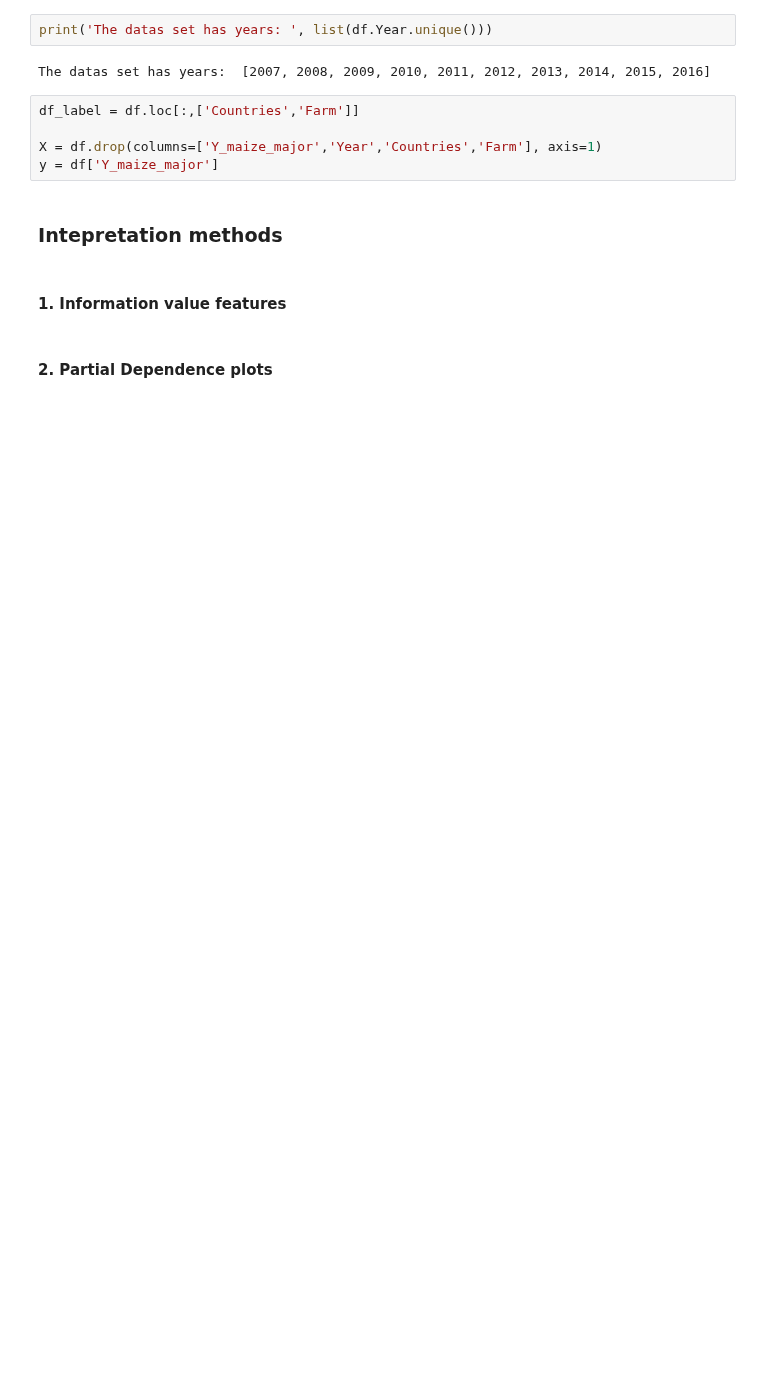
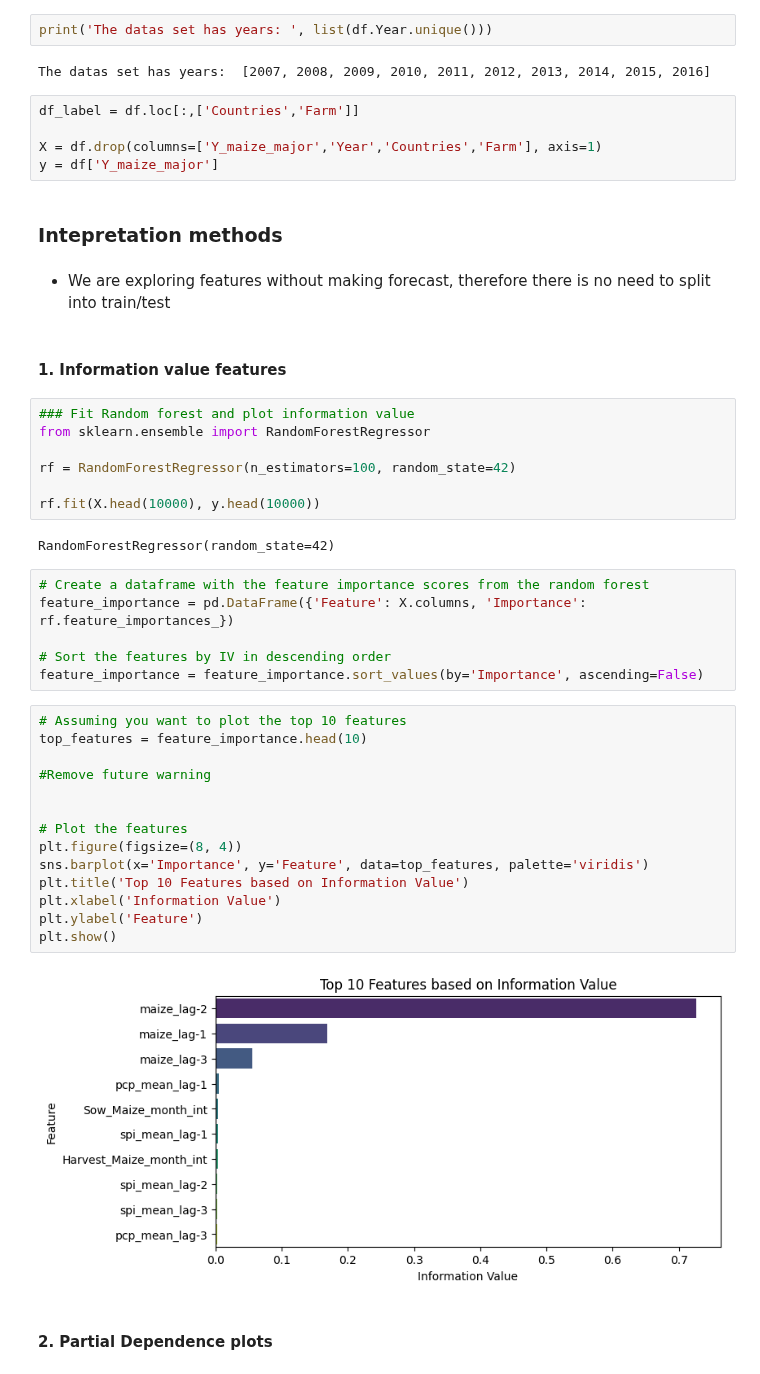
Before and after one commit to jtimko16/AutoML_Project2, a Jupyter notebook: notebooks/Interpretation.ipynb, the cells around one changed output. Drawn from its saved outputs; the diff is of its cells as text; blank space fills up the shorter version.

```diff
--- a/notebooks/Interpretation.ipynb
+++ b/notebooks/Interpretation.ipynb
@@ -33,7 +53,40 @@ X = df.drop(columns=['Y_maize_major','Year','Countries','Farm'], axis=1)
 y = df['Y_maize_major']
 # %% [markdown]
 ### Intepretation methods
+# %% [markdown]
+- We are exploring features without making forecast, therefore there is no need to split into train/test
 # %% [markdown]
 #### 1. Information value features
+# %%
+### Fit Random forest and plot information value
+from sklearn.ensemble import RandomForestRegressor
+
+rf = RandomForestRegressor(n_estimators=100, random_state=42)
+
+rf.fit(X.head(10000), y.head(10000))
+# %% [output]
+RandomForestRegressor(random_state=42)
+# %%
+# Create a dataframe with the feature importance scores from the random forest
+feature_importance = pd.DataFrame({'Feature': X.columns, 'Importance': rf.feature_importances_})
+
+# Sort the features by IV in descending order
+feature_importance = feature_importance.sort_values(by='Importance', ascending=False)
+# %%
+# Assuming you want to plot the top 10 features
+top_features = feature_importance.head(10)
+
+#Remove future warning
+
+
+# Plot the features
+plt.figure(figsize=(8, 4))
+sns.barplot(x='Importance', y='Feature', data=top_features, palette='viridis')
+plt.title('Top 10 Features based on Information Value')
+plt.xlabel('Information Value')
+plt.ylabel('Feature')
+plt.show()
+# %% [output]
+[figure, added]
 # %% [markdown]
 #### 2. Partial Dependence plots
```
Also changed, not shown: parts of 12 cells of this notebook.
